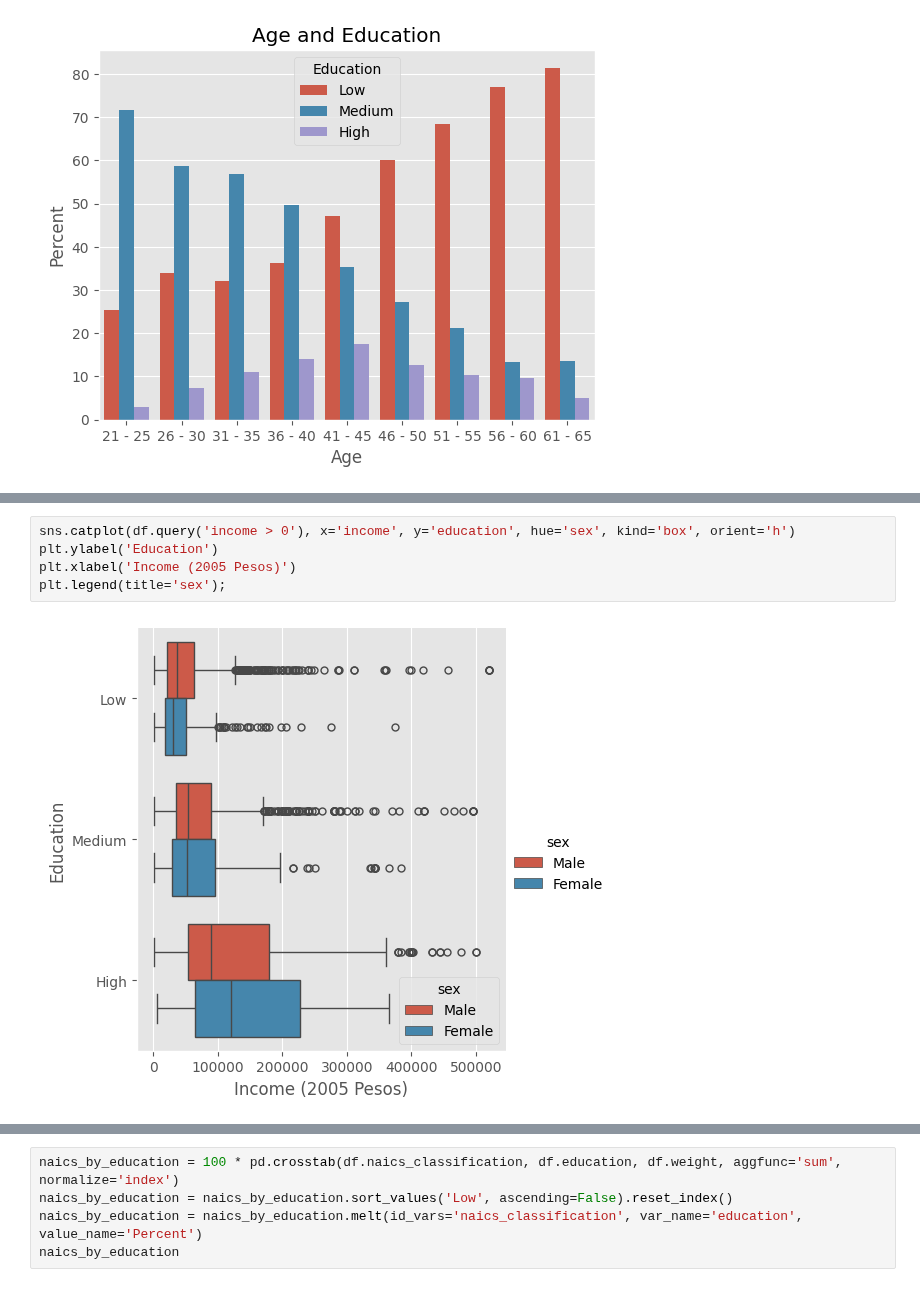
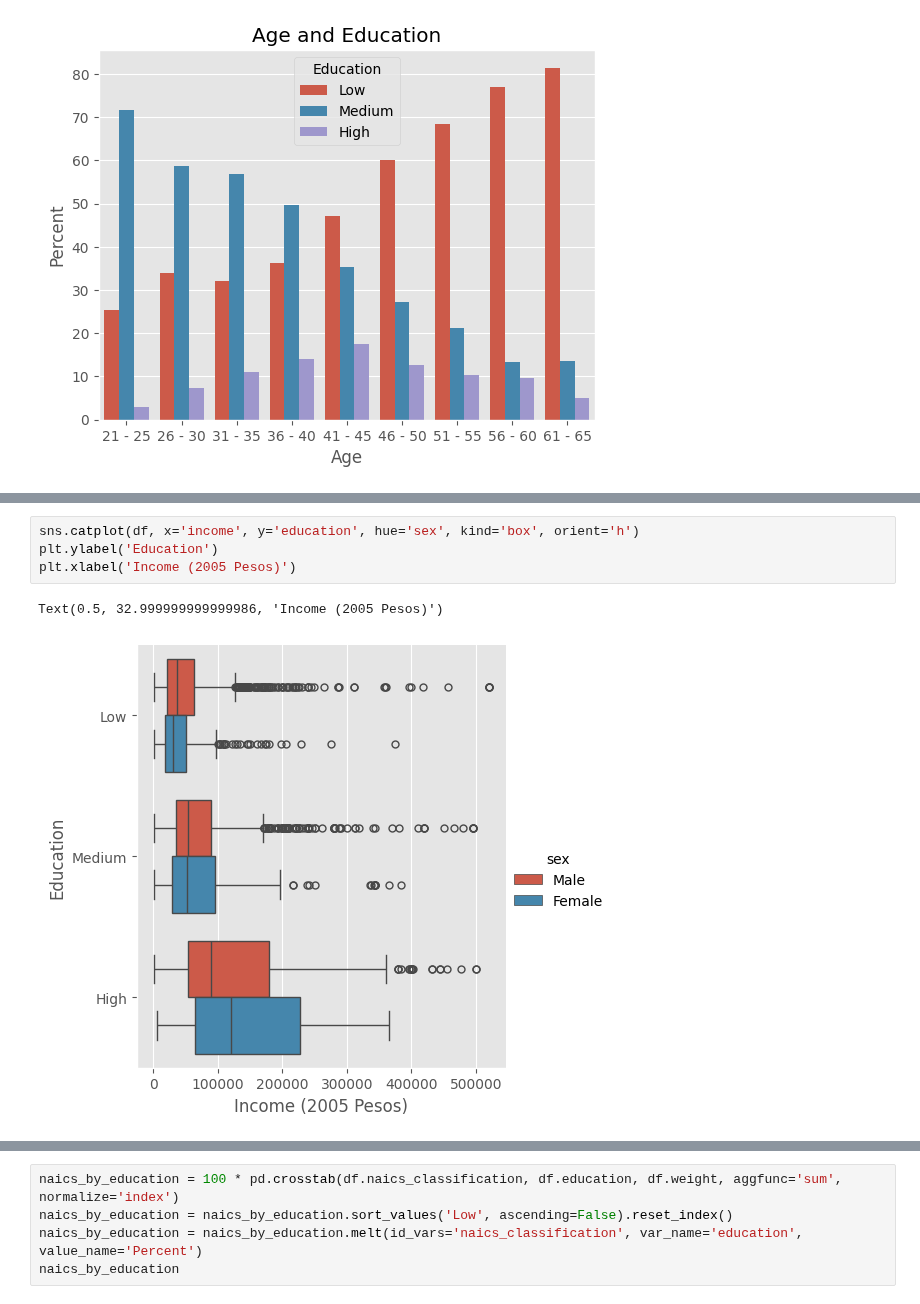
Before and after one commit to mjv2146/access-to-financial-markets, a Jupyter notebook: notebooks/2005/03_EDA.ipynb, the cells around one changed output, grey strips where cells are left out. Saved outputs shown, nothing was run; the diff lists cells and outputs as text.

```diff
--- a/notebooks/2005/03_EDA.ipynb
+++ b/notebooks/2005/03_EDA.ipynb
@@ -326,7 +377,7 @@ https://gist.github.com/mwaskom/de44147ed2974457ad6372750bbe5751
 # %%
-sns.catplot(df.query('income > 0'), x='income', y='education', hue='sex', kind='box', orient='h')
+sns.catplot(df, x='income', y='education', hue='sex', kind='box', orient='h')
 plt.ylabel('Education')
 plt.xlabel('Income (2005 Pesos)')
-plt.legend(title='sex');
 # %% [output]
+Text(0.5, 32.999999999999986, 'Income (2005 Pesos)')
-[figure, old version]
+[figure, new version]
```
Also changed, not shown: parts of 31 cells of this notebook, 1 other file.
